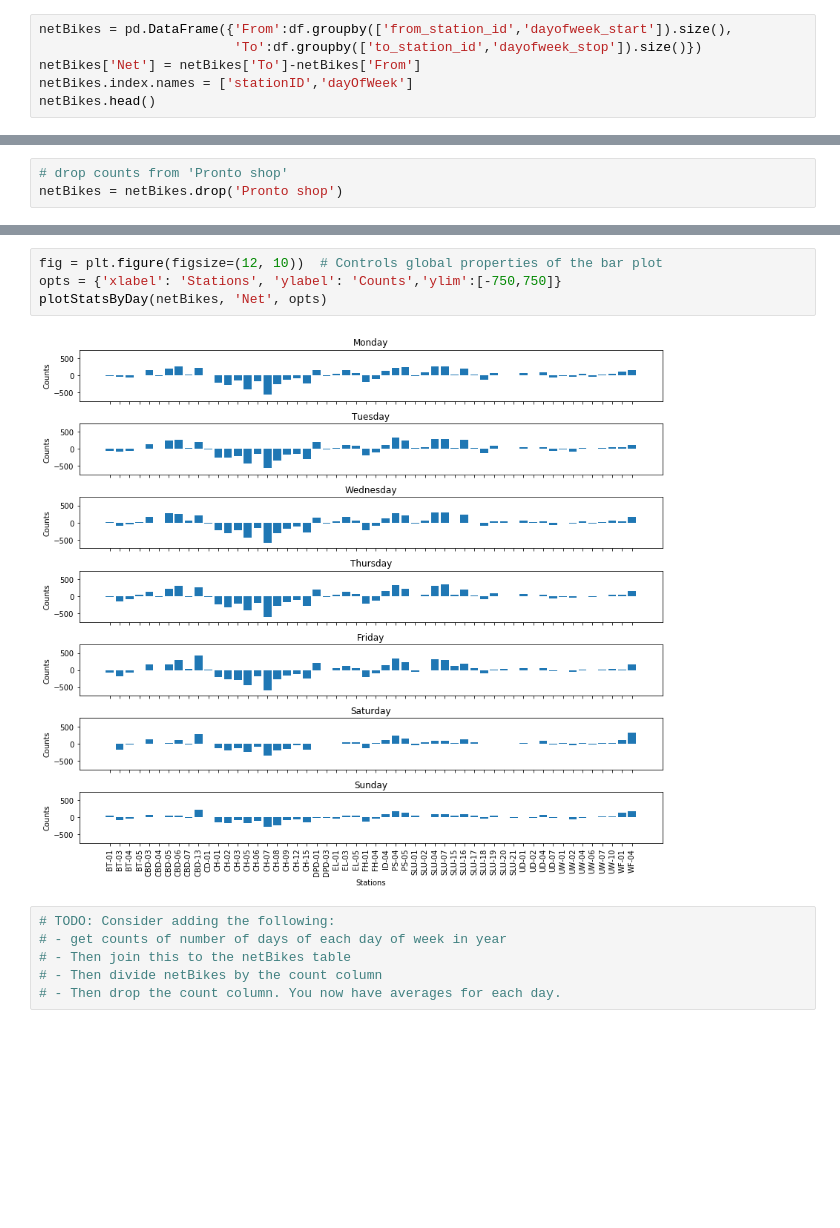
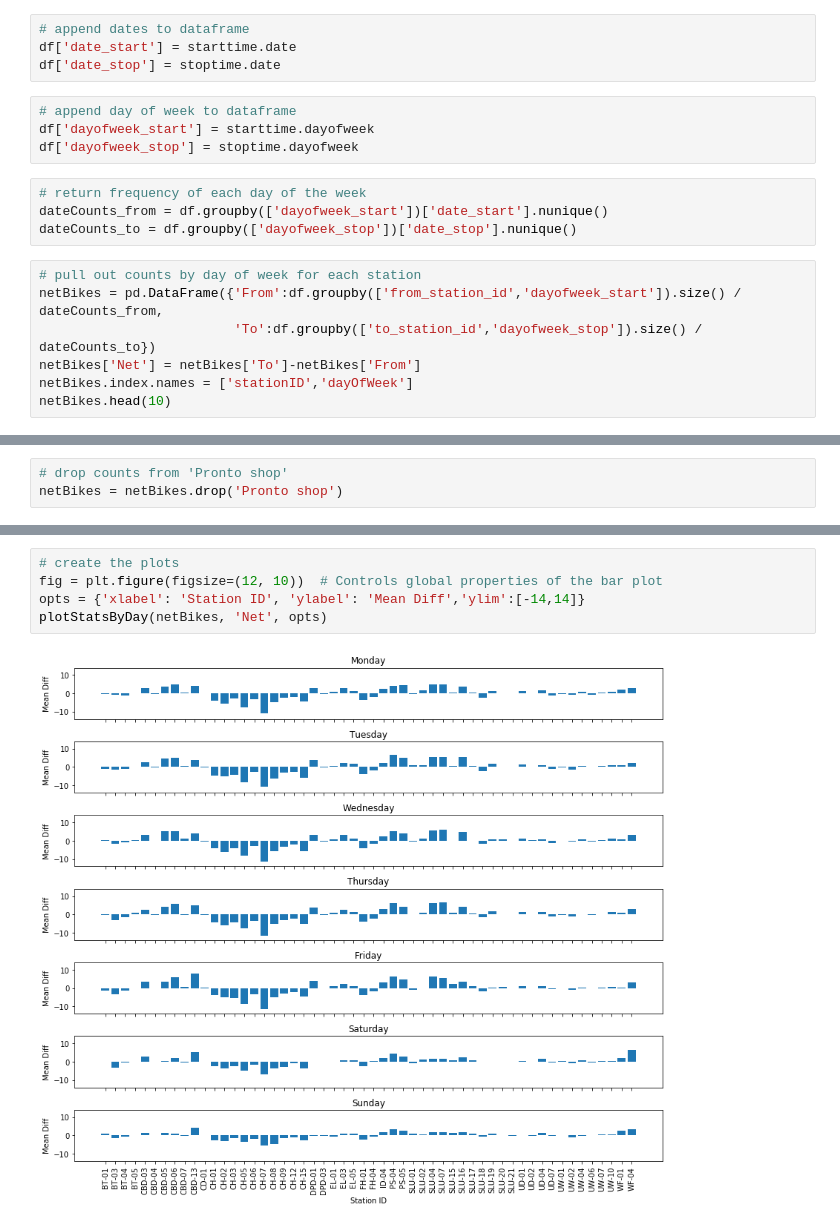
Before and after one commit to UWSEDS/hw3-rexthompson, a Jupyter notebook: Homework3.ipynb, the cells around one changed output, grey strips where cells are left out. Cells and saved outputs as stored; diff of their text form; blank space fills up the shorter version.

Commit message:
updated from counts to averages

```diff
--- a/Homework3.ipynb
+++ b/Homework3.ipynb
@@ -22,9 +21,22 @@ df['dayofweek_stop'] = dayofweek_stop
+# %%
+# append dates to dataframe
+df['date_start'] = starttime.date
+df['date_stop'] = stoptime.date
+# %%
+# append day of week to dataframe
+df['dayofweek_start'] = starttime.dayofweek
+df['dayofweek_stop'] = stoptime.dayofweek
+# %%
+# return frequency of each day of the week
+dateCounts_from = df.groupby(['dayofweek_start'])['date_start'].nunique()
+dateCounts_to = df.groupby(['dayofweek_stop'])['date_stop'].nunique()
 # %%
-netBikes = pd.DataFrame({'From':df.groupby(['from_station_id','dayofweek_start']).size(),
-                         'To':df.groupby(['to_station_id','dayofweek_stop']).size()})
+# pull out counts by day of week for each station
+netBikes = pd.DataFrame({'From':df.groupby(['from_station_id','dayofweek_start']).size() / dateCounts_from,
+                         'To':df.groupby(['to_station_id','dayofweek_stop']).size() / dateCounts_to})
 netBikes['Net'] = netBikes['To']-netBikes['From']
 netBikes.index.names = ['stationID','dayOfWeek']
-netBikes.head()
+netBikes.head(10)
 # %% [output]
 |  |  | From | To | Net |
 | stationID | dayOfWeek |  |  |  |
@@ -88,14 +107,9 @@ def plotStatsByDay(df, column, opts):
         plt.tight_layout()
         plot_bar1(dfSubset, column, local_opts)
 # %%
+# create the plots
 fig = plt.figure(figsize=(12, 10))  # Controls global properties of the bar plot
-opts = {'xlabel': 'Stations', 'ylabel': 'Counts','ylim':[-750,750]}
+opts = {'xlabel': 'Station ID', 'ylabel': 'Mean Diff','ylim':[-14,14]}
 plotStatsByDay(netBikes, 'Net', opts)
 # %% [output]
-[figure, old version]
+[figure, new version]
-# %%
-# TODO: Consider adding the following:
-# - get counts of number of days of each day of week in year
-# - Then join this to the netBikes table
-# - Then divide netBikes by the count column
-# - Then drop the count column. You now have averages for each day.
```
Also changed, not shown: parts of 6 cells of this notebook.
